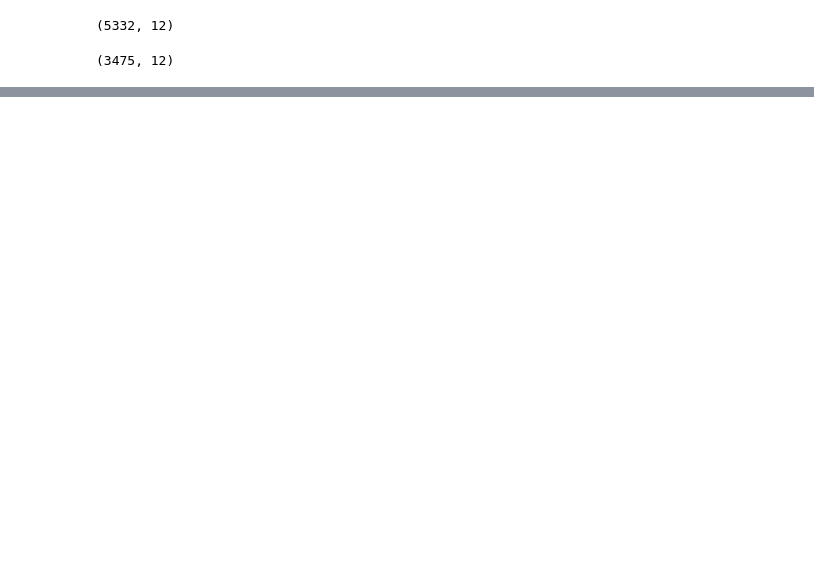
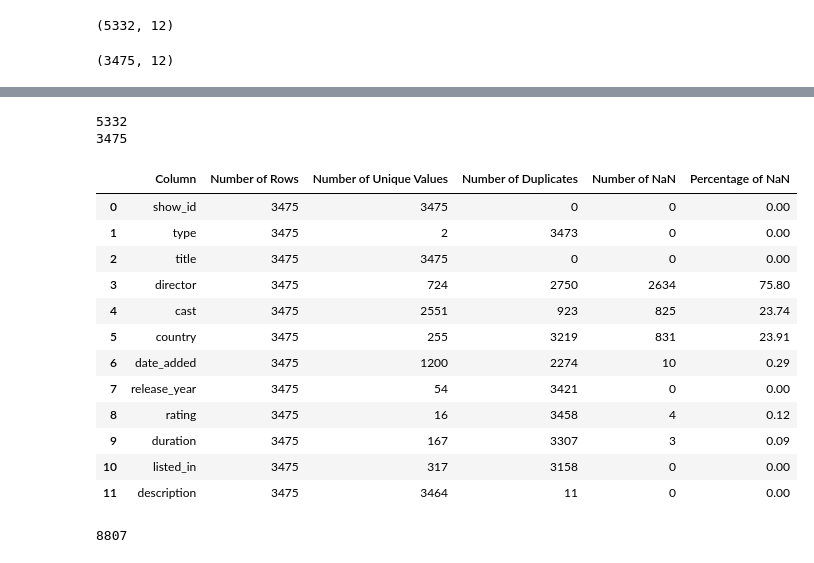
Before and after one commit to DSabarish/netflix_data_analysis, a Jupyter notebook: Untitled77.ipynb, the cells around one changed output, grey strips where cells are left out. Drawn from its saved outputs; the diff is of its cells as text; code cells hidden in the pictures; blank space fills up the shorter version.

```diff
--- a/Untitled77.ipynb
+++ b/Untitled77.ipynb
@@ -53,0 +118,30 @@ data_types = df.dtypes
+# %%
+missing_values = df.isnull()
+tidy = df.loc[~missing_values.any(axis=1)]
+miss = df.loc[missing_values.any(axis=1)]
+
+print(tidy.shape[0]) # No NaN in any Rows
+print(miss.shape[0]) # At least 1 NaN in all Rows
+# %% [output]
+5332
+3475
+# %%
+data_quality_statistics(miss)
+# %% [output]
+|  | Column | Number of Rows | Number of Unique Values | Number of Duplicates | Number of NaN | Percentage of NaN |
+| 0 | show_id | 3475 | 3475 | 0 | 0 | 0.00 |
+| 1 | type | 3475 | 2 | 3473 | 0 | 0.00 |
+| 2 | title | 3475 | 3475 | 0 | 0 | 0.00 |
+| 3 | director | 3475 | 724 | 2750 | 2634 | 75.80 |
+| 4 | cast | 3475 | 2551 | 923 | 825 | 23.74 |
+| 5 | country | 3475 | 255 | 3219 | 831 | 23.91 |
+| 6 | date_added | 3475 | 1200 | 2274 | 10 | 0.29 |
+| 7 | release_year | 3475 | 54 | 3421 | 0 | 0.00 |
+| 8 | rating | 3475 | 16 | 3458 | 4 | 0.12 |
+| 9 | duration | 3475 | 167 | 3307 | 3 | 0.09 |
+| 10 | listed_in | 3475 | 317 | 3158 | 0 | 0.00 |
+| 11 | description | 3475 | 3464 | 11 | 0 | 0.00 |
+# %%
+df.show_id.nunique()
+# %% [output]
+8807
```
Also changed, not shown: parts of 5 cells of this notebook.
